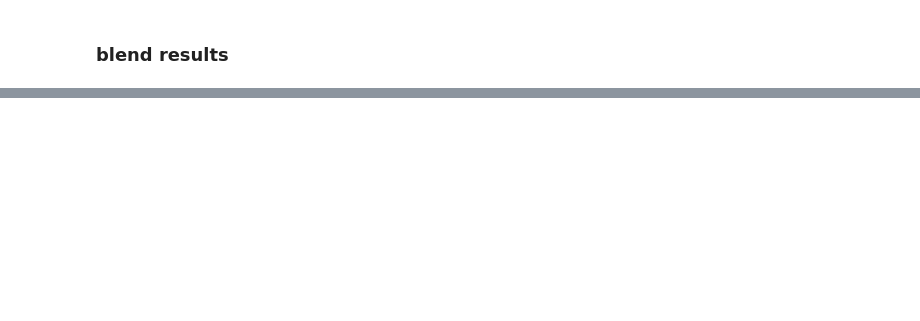
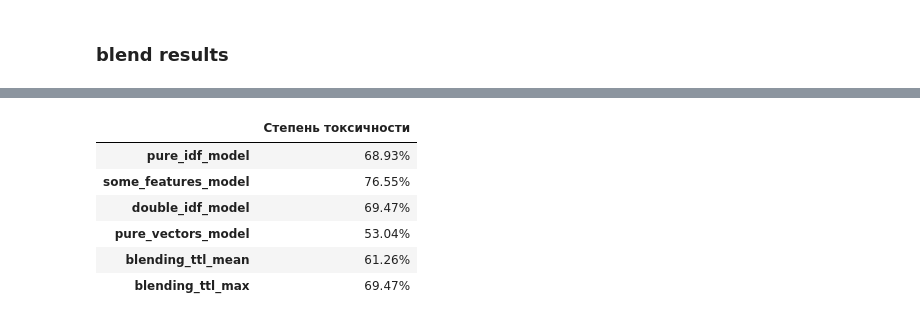
Before and after one commit to charubaiel/nlp_otp_hw, a Jupyter notebook: wb.ipynb, the cells around one changed output, grey strips where cells are left out. Saved outputs shown, nothing was run; the diff lists cells and outputs as text; code cells hidden in the pictures; blank space fills up the shorter version.

```diff
--- a/wb.ipynb
+++ b/wb.ipynb
@@ -417,0 +424,19 @@ pd.DataFrame(eval_data,index=['norm','fe','idf_df','vec','vote_vec','blend_mean'
+# %%
+def check_text (text):
+    return pd.Series({'pure_idf_model' : pipe_norm.predict_proba([text])[:,1][0],
+    'some_features_model' : pipe_fe.predict_proba([text])[:,1][0],
+    'double_idf_model' :pipe_idf_fe.predict_proba([text])[:,1][0],
+    'pure_vectors_model' :pipe_vec.predict_proba([text])[:,1][0],
+    'blending_models' : pipe_vote_vec.predict_proba([text])[:,1][0],
+    'blending_ttl_mean' : voting([pipe_vec,pipe_idf_fe],[text],func=np.mean)[0],
+    'blending_ttl_max' : voting([pipe_vec,pipe_idf_fe],[text],func=np.max)[0]},name='Степень токсичности')
+# %%
+
+def check_text (text):
+    return pd.Series({'pure_idf_model' : pipe_norm.predict_proba([text])[:,1][0],
+    'some_features_model' : pipe_fe.predict_proba([text])[:,1][0],
+    'double_idf_model' :pipe_idf_fe.predict_proba([text])[:,1][0],
+    'pure_vectors_model' :pipe_vec.predict_proba([text])[:,1][0],
+    # 'blending_models' : pipe_vote_vec.predict_proba([text])[:,1][0],
+    'blending_ttl_mean' : voting([pipe_vec,pipe_idf_fe],[text],func=np.mean)[0],
+    'blending_ttl_max' : voting([pipe_vec,pipe_idf_fe],[text],func=np.max)[0]},name='Степень токсичности')
@@ -417,0 +486,10 @@ pd.DataFrame(eval_data,index=['norm','fe','idf_df','vec','vote_vec','blend_mean'
+# %%
+check_text('Ну в целом я хочу сказать что товар не плохой, а просто каличный - я рот его ебал').to_frame().style.format('{:.2%}')
+# %% [output]
+|  | Степень токсичности |
+| pure_idf_model | 68.93% |
+| some_features_model | 76.55% |
+| double_idf_model | 69.47% |
+| pure_vectors_model | 53.04% |
+| blending_ttl_mean | 61.26% |
+| blending_ttl_max | 69.47% |
```
Also changed, not shown: parts of 28 cells of this notebook.
